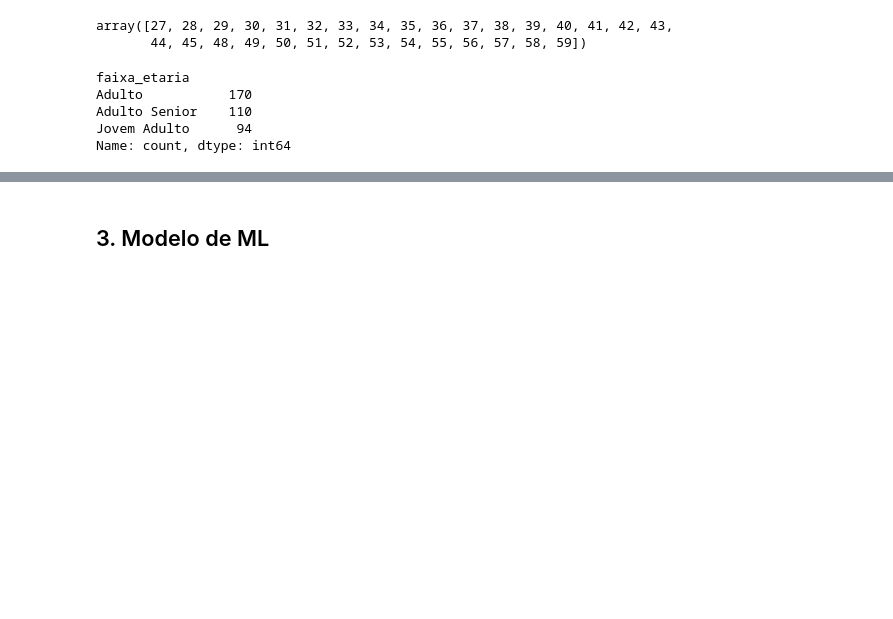
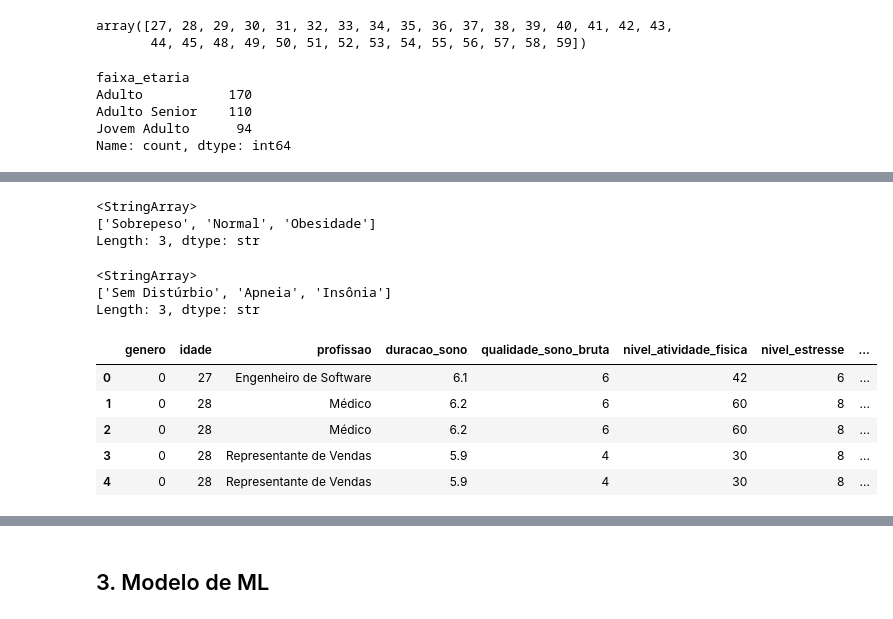
Before and after one commit to Squad-Nina-da-Hora/wmc-projeto-final-lifestyle, a Jupyter notebook: analise.ipynb, the cells around one changed output, grey strips where cells are left out. Drawn from its saved outputs; the diff is of its cells as text; code cells hidden in the pictures; blank space fills up the shorter version.

Commit message:
criando dataset para analises

```diff
--- a/analise.ipynb
+++ b/analise.ipynb
@@ -440,0 +487,18 @@ Name: count, dtype: int64
+# %%
+# Traduzindo os valores das variáveis: profissao
+
+dados['profissao'] = dados['profissao'].replace({
+    'Software Engineer': 'Engenheiro de Software',
+    'Doctor': 'Médico',
+    'Sales Representative': 'Representante de Vendas',
+    'Teacher': 'Professor',
+    'Nurse': 'Enfermeiro',
+    'Engineer': 'Engenheiro',
+    'Accountant': 'Contador',
+    'Scientist': 'Cientista',
+    'Lawyer': 'Advogado',
+    'Salesperson': 'Vendedor',
+    'Manager': 'Gerente'
+})
+
+dados['profissao'].unique()
@@ -440,0 +514,38 @@ Name: count, dtype: int64
+# %%
+# Traduzindo os valores das variáveis: categoria_imc
+
+dados['categoria_imc'] = dados['categoria_imc'].replace({
+    'Overweight': 'Sobrepeso',
+    'Obese': 'Obesidade'
+})
+
+dados['categoria_imc'].unique()
+# %% [output]
+<StringArray>
+['Sobrepeso', 'Normal', 'Obesidade']
+Length: 3, dtype: str
+# %%
+# Traduzindo os valores das variáveis: disturbio_sono
+
+dados['disturbio_sono'] = dados['disturbio_sono'].replace({
+    'No Disorder': 'Sem Distúrbio',
+    'Sleep Apnea': 'Apneia',
+    'Insomnia': 'Insônia'
+})
+
+dados['disturbio_sono'].unique()
+# %% [output]
+<StringArray>
+['Sem Distúrbio', 'Apneia', 'Insônia']
+Length: 3, dtype: str
+# %%
+# Verificando os dados para análise
+
+dados.head()
+# %% [output]
+|  | genero | idade | profissao | duracao_sono | qualidade_sono_bruta | nivel_atividade_fisica | nivel_estresse | ... |
+| 0 | 0 | 27 | Engenheiro de Software | 6.1 | 6 | 42 | 6 | ... |
+| 1 | 0 | 28 | Médico | 6.2 | 6 | 60 | 8 | ... |
+| 2 | 0 | 28 | Médico | 6.2 | 6 | 60 | 8 | ... |
+| 3 | 0 | 28 | Representante de Vendas | 5.9 | 4 | 30 | 8 | ... |
+| 4 | 0 | 28 | Representante de Vendas | 5.9 | 4 | 30 | 8 | ... |
```
Also changed, not shown: parts of 5 cells of this notebook.
